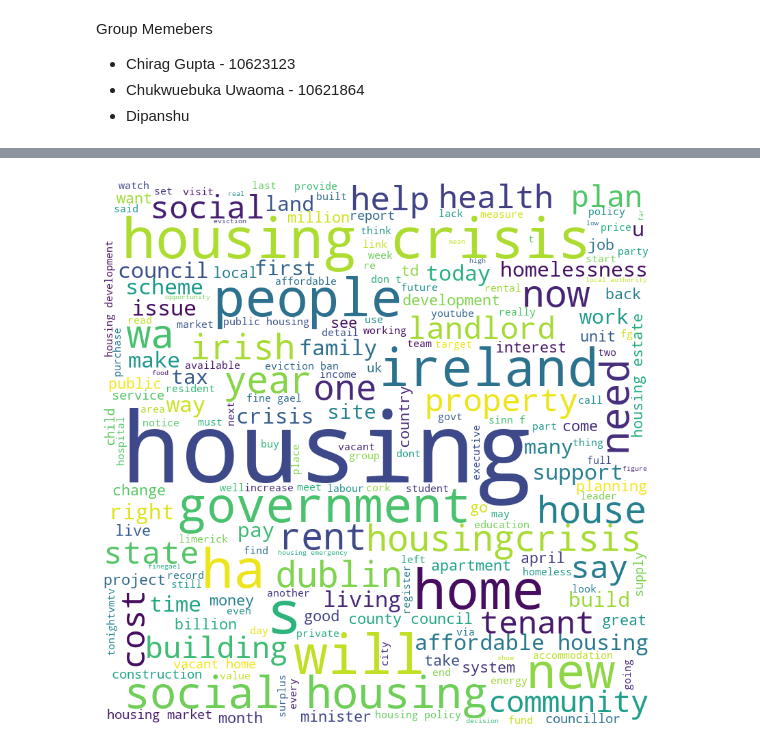
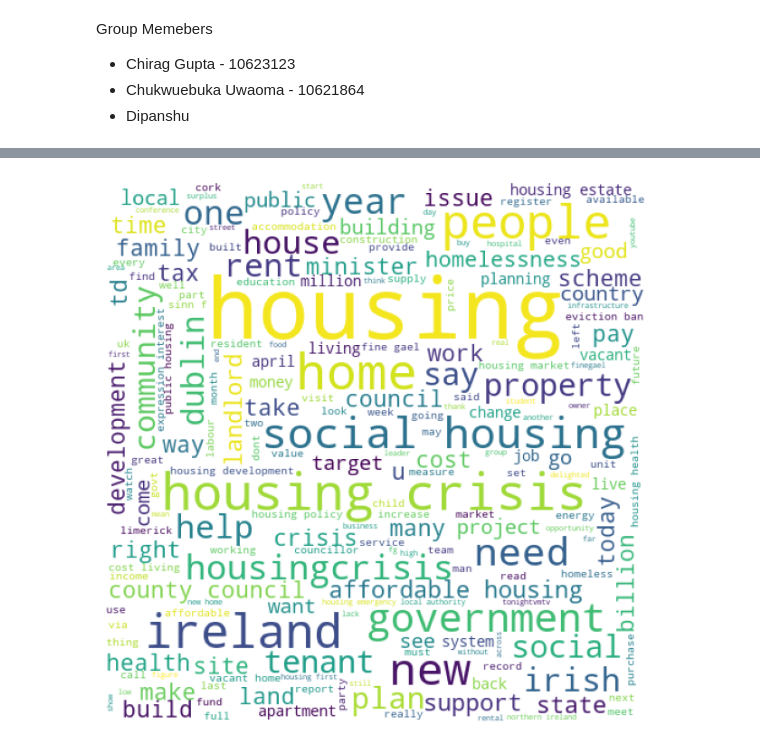
Before and after one commit to VirgilUwaoma/twitterwebscraping, a Jupyter notebook: programming_ca_two.ipynb, the cells around one changed output, grey strips where cells are left out. Cells and saved outputs as stored; diff of their text form; code cells hidden in the pictures.

```diff
--- a/programming_ca_two.ipynb
+++ b/programming_ca_two.ipynb
@@ -88,7 +73,7 @@ df.head()
 def formatDate(timestamp):
     # As the timestamp retrieved from the api is already in DatetimeIndex form, simply running string format function
     # of the datetime library and passing the desired format
-    formatted_date = timestamp.strftime("%d/%m/%Y")
+    formatted_date = timestamp.strftime("%Y/%m/%d")
     return formatted_date
 
 # Getting only the words and numbers from the tweet that contains links, special symbols, emojis, etc.
@@ -116,8 +96,8 @@ df.head()
 # %%
 connection = mysql.connector.connect(host='localhost',
-                                         database='ca',
-                                         user='root',
-                                         password='Virgxl.14')
+                                    database='ca',
+                                    user='root',
+                                    password='root')
 # %%
 # SQL query to create a table and inserting the columns name in it.
 mySql_insert_query = 'CREATE TABLE if not exists api (id int(22) primary key ,created_at DATE, \
@@ -170,10 +149,13 @@ data.tail()
 # Lemmatize tweet words to base words
 nltk.download('punkt')
 nltk.download('wordnet')
+nltk.download('stopwords')
+stop_words = set(stopwords.words('english'))
 
 def lemmatize_tweet(tweet):
     lemmatizer = WordNetLemmatizer()
     tokens = nltk.word_tokenize(tweet)
+    tokens = [t for t in tokens if t.isalpha() and t not in stop_words]
     lemmatized_sentence = ' '.join([lemmatizer.lemmatize(word) for word in tokens])
     return lemmatized_sentence
 
@@ -186,17 +170,20 @@ data['lemmatize_tweet'] = df['tweet'].apply(lemmatize_tweet)
 # %%
 def get_county(location):
+    # returns the county from the users location
     if location is None:
         return 'Other'
+    if 'dublin' in location.lower():
+        return 'Dublin'
+
     split = location.split(',')
     if len(split) > 2:
-        return split[1]
+        return split[1].strip()
     elif len(split) > 1:
-        return split[0]
+        return split[0].strip()
     else:
         if split[0].lower() != "ireland":
-            return split[0]
+            return split[0].strip()
         else: return 'Other'
-
 
 data['user_location'] = df['user_location'].apply(get_county)
 data.head()
@@ -210,17 +197,17 @@ data.head()
 # %%
-# Visualize wordcloud for most occuring words
+# Visualize wordcloud for all tweets for most occuring words
 
 # Concatenate all tweets into a single string
 all_tweets = ' '.join(data['lemmatize_tweet'])
 
 # Generate a word cloud from the concatenated string
-wordcloud = WordCloud(width=800, height=800, background_color='white').generate(all_tweets)
+wordcloud = WordCloud(width=500, height=500, background_color='white').generate(all_tweets)
 
 # Display the word cloud
-plt.figure(figsize=(8, 8), facecolor=None)
+plt.figure(figsize=(6, 6), facecolor=None)
 plt.imshow(wordcloud)
 plt.axis('off')
 plt.tight_layout(pad=0)
 plt.show()
 # %% [output]
-[figure, old version]
+[figure, new version]
```
Also changed, not shown: parts of 9 cells of this notebook, 1 other file.
